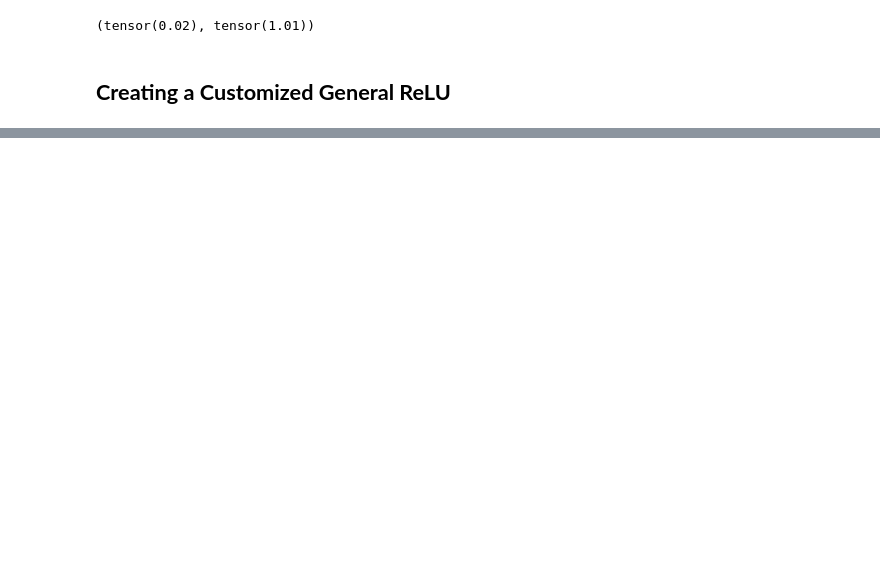
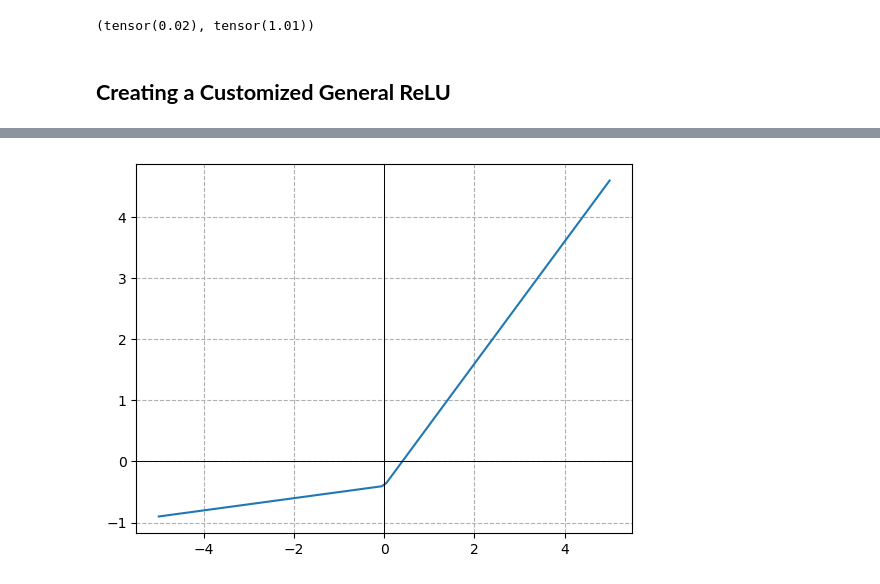
Before and after one commit to bachaudhry/FastAI-22-23, a Jupyter notebook: course_part_2/11_initializing.ipynb, the cells around one changed output, grey strips where cells are left out. Cells and saved outputs as stored; diff of their text form; code cells hidden in the pictures; blank space fills up the shorter version.

Commit message:
implement General ReLU

```diff
--- a/course_part_2/11_initializing.ipynb
+++ b/course_part_2/11_initializing.ipynb
@@ -465,0 +476,23 @@ xb.mean(), xb.std()
+# %%
+class GeneralRelu(nn.Module):
+    def __init__(self, leak=None, sub=None, maxv=None):
+        super().__init__()
+        self.leak, self.sub, self.maxv = leak, sub, maxv
+
+    def forward(self, x):
+        x = F.leaky_relu(x, self.leak) if self.leak is not None else F.relu(x)
+        if self.sub is not None: x -= self.sub # Subtract value from the activations on top of leak factor
+        if self.maxv is not None: x.clamp_max_(self.maxv)
+        return x
+# %%
+# Creating a plotting function to visualize leaky relu
+def plot_func(f, start=-5., end=5., steps=100):
+    x = torch.linspace(start, end, steps)
+    plt.plot(x, f(x))
+    plt.grid(True, which='both', ls='--')
+    plt.axhline(y=0, color='k', linewidth=0.7)
+    plt.axvline(x=0, color='k', linewidth=0.7)
+# %%
+plot_func(GeneralRelu(leak=0.1, sub=0.4)) # This combo has shown promising results with this data and architecture
+# %% [output]
+[figure, added]
```
Also changed, not shown: parts of 24 cells of this notebook.
